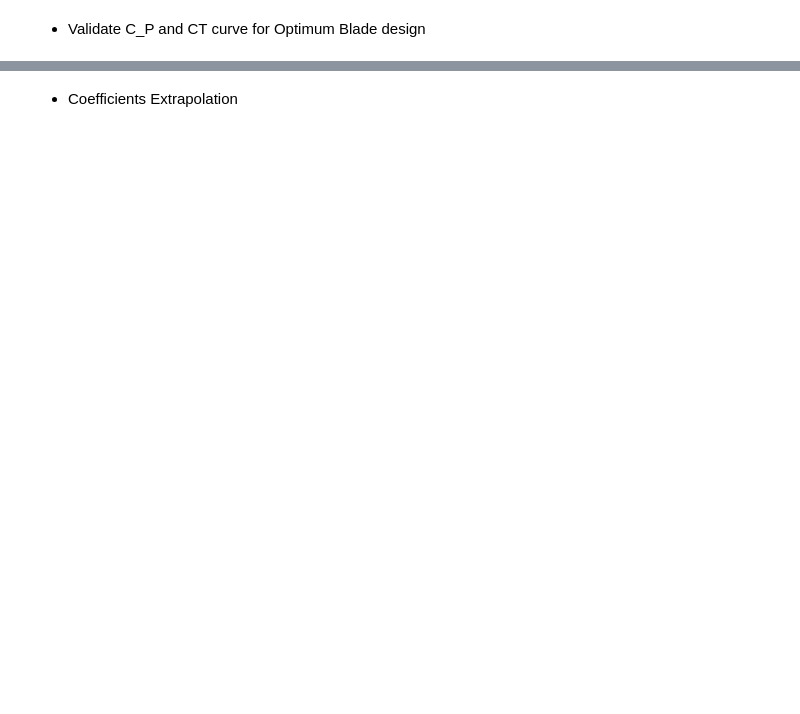
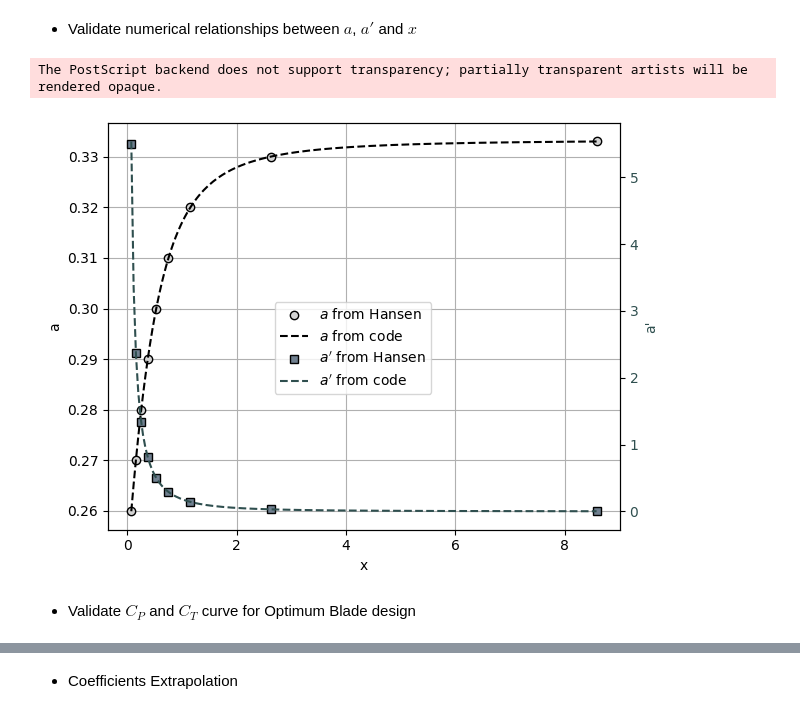
Before and after one commit to Widmark-Kaue/BEMT, a Jupyter notebook: case.ipynb, the cells around one changed output, grey strips where cells are left out. Cells and saved outputs as stored; diff of their text form; code cells hidden in the pictures; blank space fills up the shorter version.

```diff
--- a/case.ipynb
+++ b/case.ipynb
@@ -69,3 +93,40 @@ print(np.round(error*100, 3))
+# %% [markdown]
+- Validate numerical relationships between $a$, $a'$ and $x$
+# %%
+save_images = True
+
+a, a_line, x= np.loadtxt(validate_path.joinpath('numerical_relationships_data.txt'), unpack=True)
+rotor = Rotor(number_of_blades=2, number_of_sections=200, tip_speed_ratio=8.58, airfoil_name='s834')
+rotor.load_airfoil_prop(plot=False)
+rotor.blade_design(r0_R=0.0085, plot=False, filter_invalid_solidity=False, solidity='Cl')
+
+# Criando a figura e o eixo
+fig, ax1 = plt.subplots()
+
+# Plotando a em função de x
+ax1.set_xlabel('x')
+ax1.set_ylabel('a', color='black')
+ax1.plot(x, a, 'o', color='gray', markerfacecolor = 'lightgray', markeredgecolor='black', label=r"$a$ from Hansen")
+ax1.plot(rotor.sections['x'], rotor.sections['a'], 'k--', label =r"$a$ from code")
+ax1.tick_params(axis='y', labelcolor='black')
+ax1.grid()
+
+# Criando um segundo eixo y para a' (compartilha o mesmo eixo x)
+ax2 = ax1.twinx()
+ax2.set_ylabel("a'", color='darkslategrey')
+ax2.plot(x, a_line, 's', color='slategrey', markeredgecolor='black', label=r"$a'$ from Hansen")
+ax2.plot(rotor.sections['x'], rotor.sections['a_line'], '--', color = 'darkslategrey', label = r"$a'$ from code")
+ax2.tick_params(axis='y', labelcolor='darkslategrey')
+
+# Exibindo o gráfico
+fig.legend(loc = 'center')
+fig.tight_layout()
+if save_images:
+    plt.savefig(image_path.joinpath('numerical_relationships.eps'), format = 'eps')
+plt.show()
+# %% [output]
+The PostScript backend does not support transparency; partially transparent artists will be rendered opaque.
+[figure, added]
 # %% [markdown]
-- Validate C_P and CT curve for Optimum Blade design
+- Validate $C_P$ and $C_T$ curve for Optimum Blade design
 # %%
```
Also changed, not shown: parts of 9 cells of this notebook.
